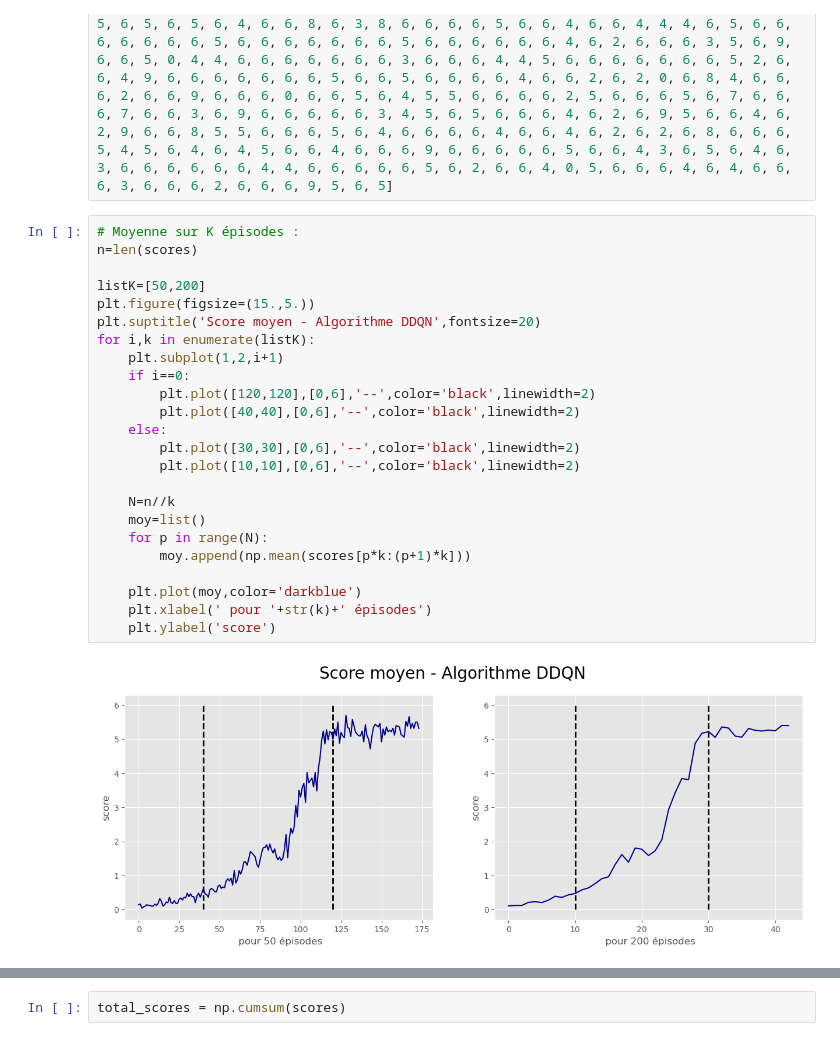
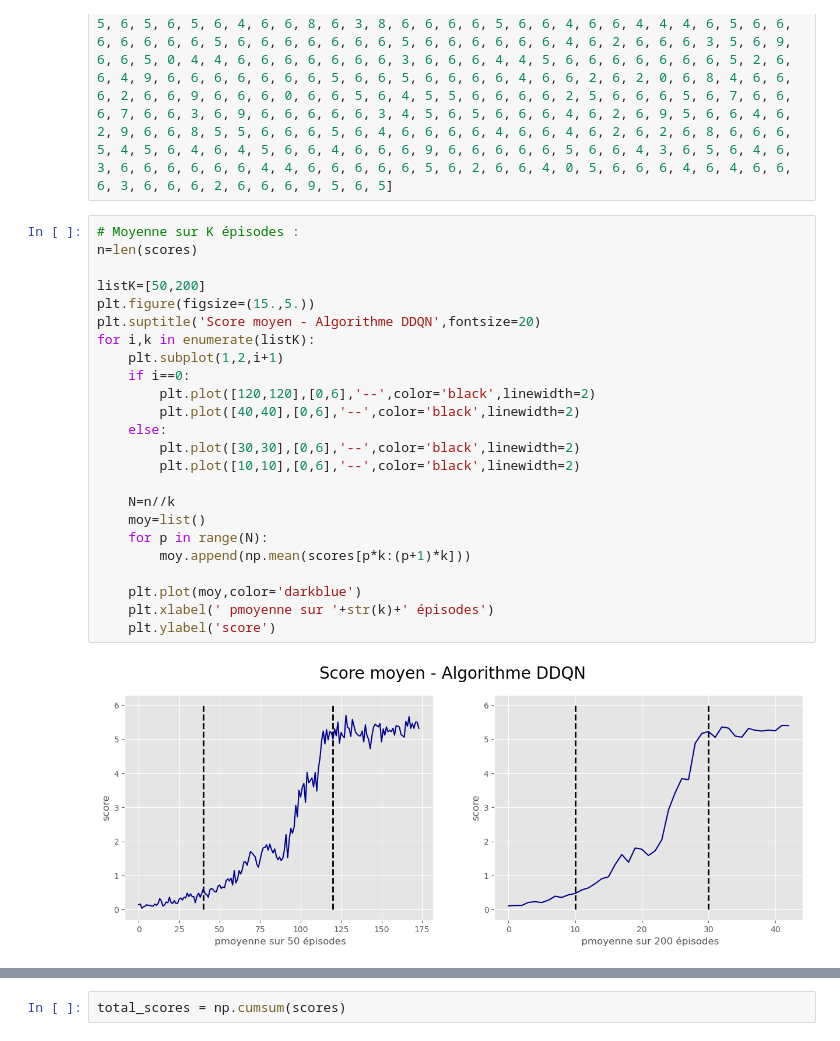
Before and after one commit to aurianegbt/Reinforcment_Learning_DQN, a Jupyter notebook: DDQN/Résultats DDQN.ipynb, the cells around one changed output, grey strips where cells are left out. Saved outputs shown, nothing was run; the diff lists cells and outputs as text.

```diff
--- a/DDQN/Résultats DDQN.ipynb
+++ b/DDQN/Résultats DDQN.ipynb
@@ -23,26 +22,26 @@ scores =[0, 0, 0, 0, 1, 1, 0, 0, 1, 0, 0, 0, 0, 1, 0, 0, 0, 0, 1, 0, 0, 1, 0, 0,
 # %%
 # Moyenne sur K épisodes :
 n=len(scores)
 
 listK=[50,200]
 plt.figure(figsize=(15.,5.))
 plt.suptitle('Score moyen - Algorithme DDQN',fontsize=20)
 for i,k in enumerate(listK):
     plt.subplot(1,2,i+1)
     if i==0:
         plt.plot([120,120],[0,6],'--',color='black',linewidth=2)
         plt.plot([40,40],[0,6],'--',color='black',linewidth=2)
     else:
         plt.plot([30,30],[0,6],'--',color='black',linewidth=2)
         plt.plot([10,10],[0,6],'--',color='black',linewidth=2)
 
     N=n//k
     moy=list()
     for p in range(N):
         moy.append(np.mean(scores[p*k:(p+1)*k]))
 
     plt.plot(moy,color='darkblue')
-    plt.xlabel(' pour '+str(k)+' épisodes')
+    plt.xlabel(' pmoyenne sur '+str(k)+' épisodes')
     plt.ylabel('score')
 # %% [output]
-[figure, old version]
+[figure, new version]
```
Also changed, not shown: parts of 5 cells of this notebook, 3 other files.
